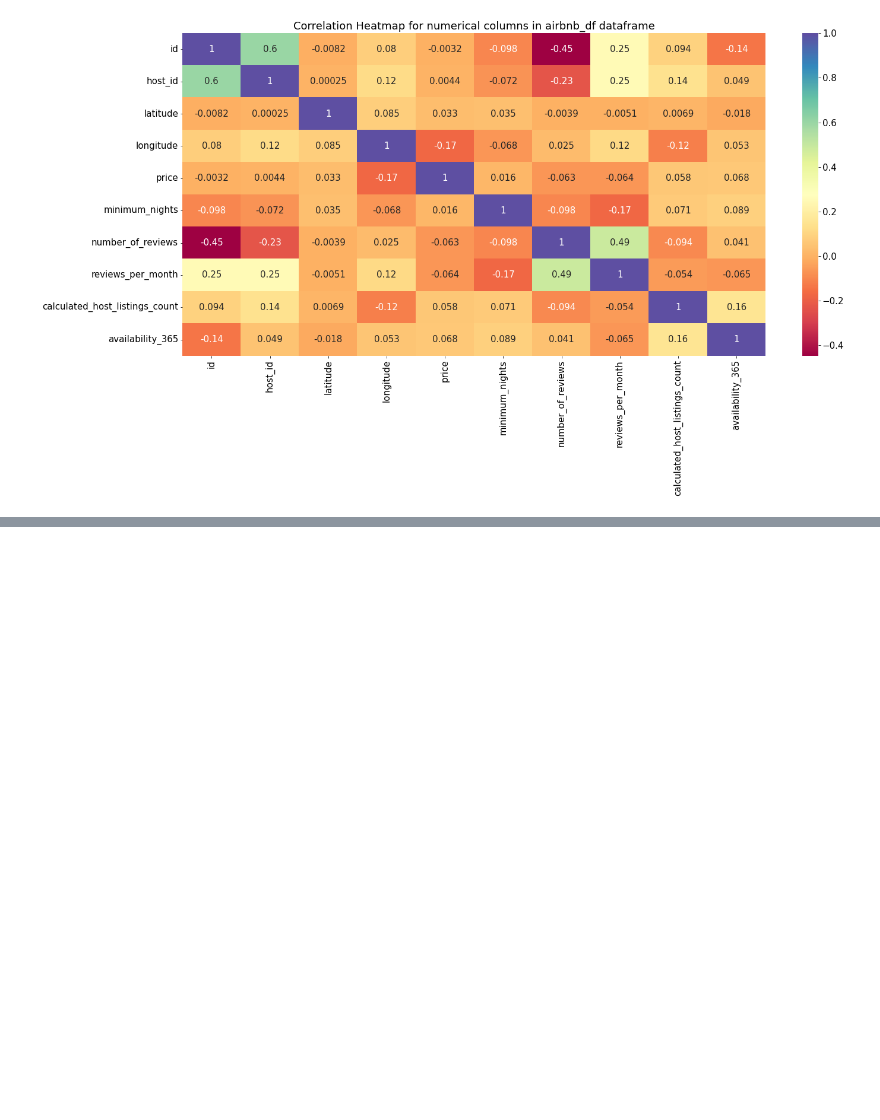
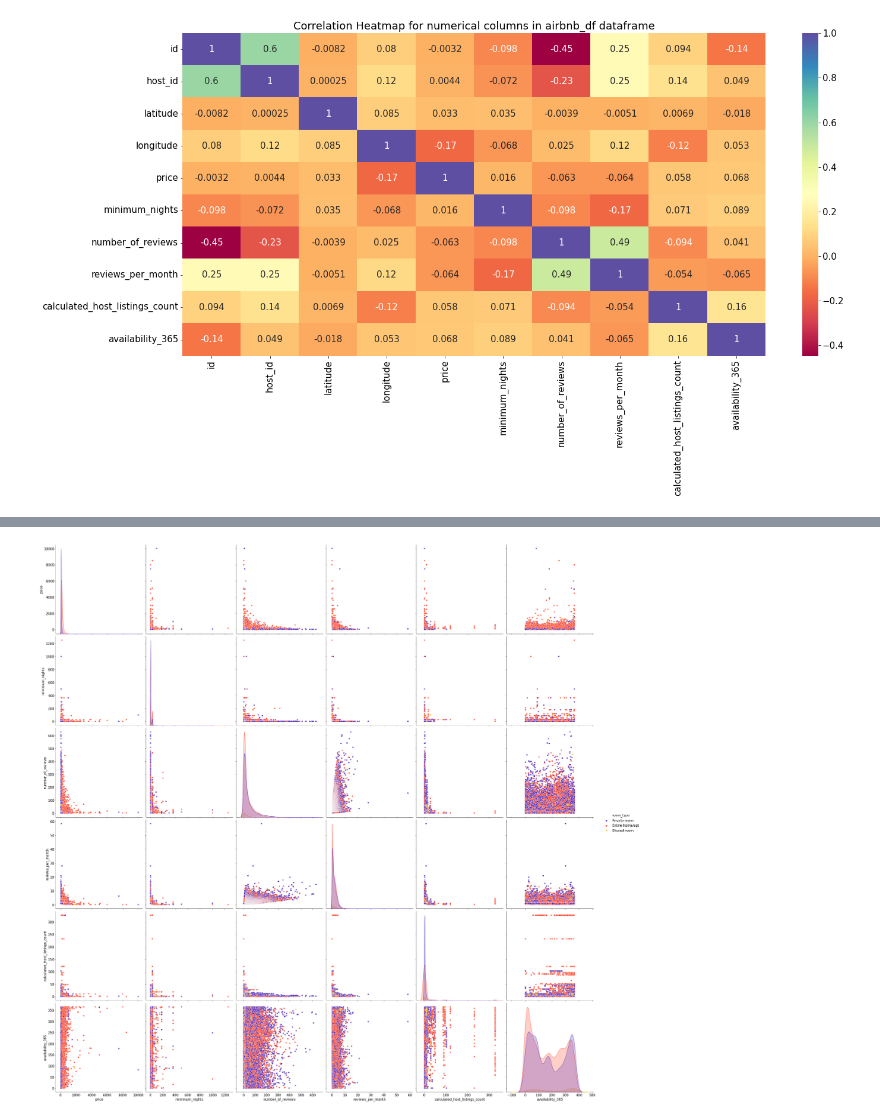
Before and after one commit to amol004/Airbnb-booking-analysis, a Jupyter notebook: Airbnb_bookings_analysis.ipynb, the cells around one changed output, grey strips where cells are left out. Cells and saved outputs as stored; diff of their text form; code cells hidden in the pictures; blank space fills up the shorter version.

```diff
--- a/Airbnb_bookings_analysis.ipynb
+++ b/Airbnb_bookings_analysis.ipynb
@@ -367,0 +365,7 @@ plt.xlabel('Availibality throughout the year ----->');
+# %%
+#selecting necessary columns to plot pairplot
+req_cols=airbnb_df[['price','minimum_nights','number_of_reviews','reviews_per_month','calculated_host_listings_count','availability_365','room_type']]
+# %%
+sns.pairplot(req_cols, hue ='room_type',palette="CMRmap",height=6);
+# %% [output]
+[figure, added]
```
Also changed, not shown: parts of 3 cells of this notebook.
